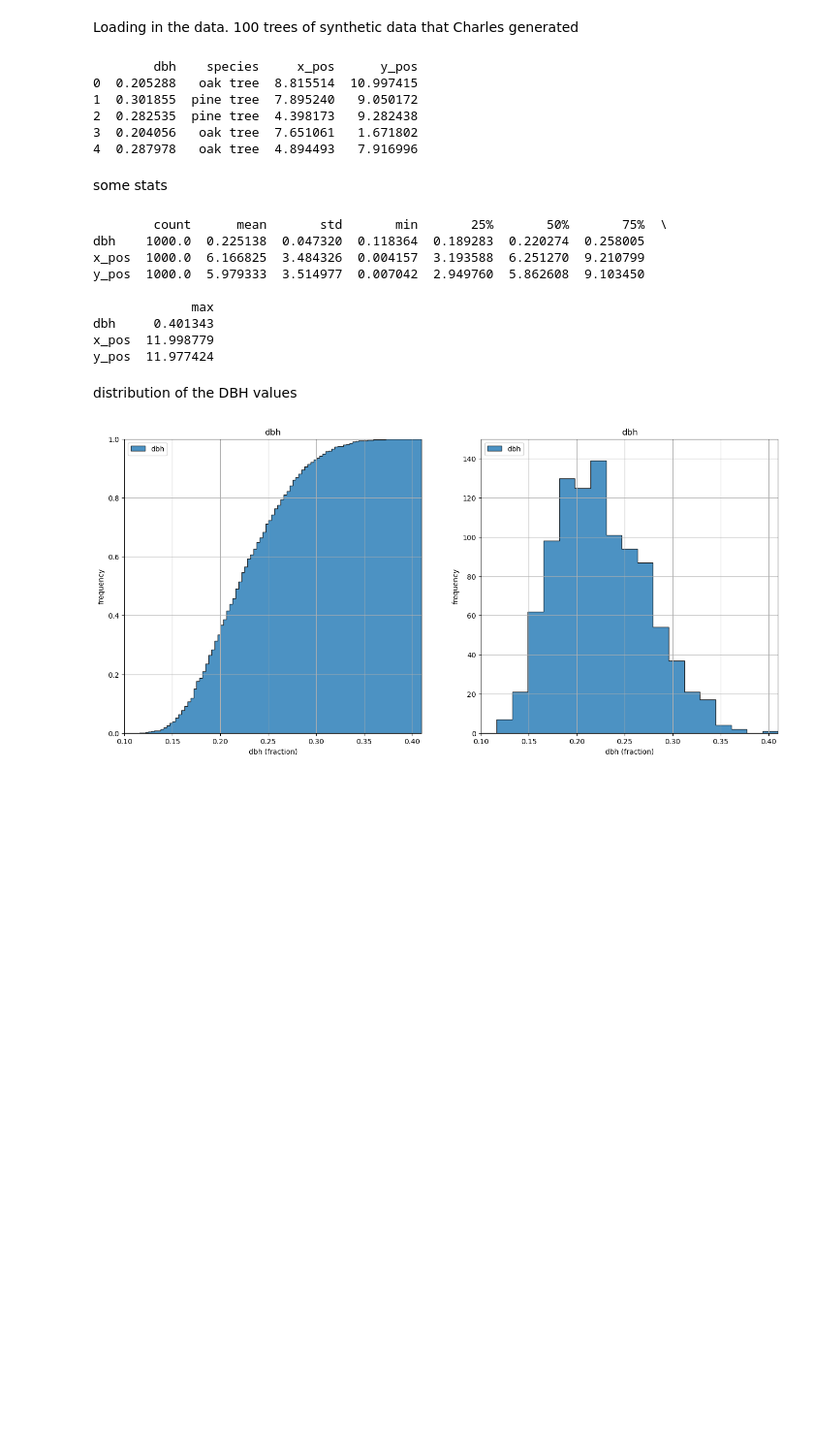
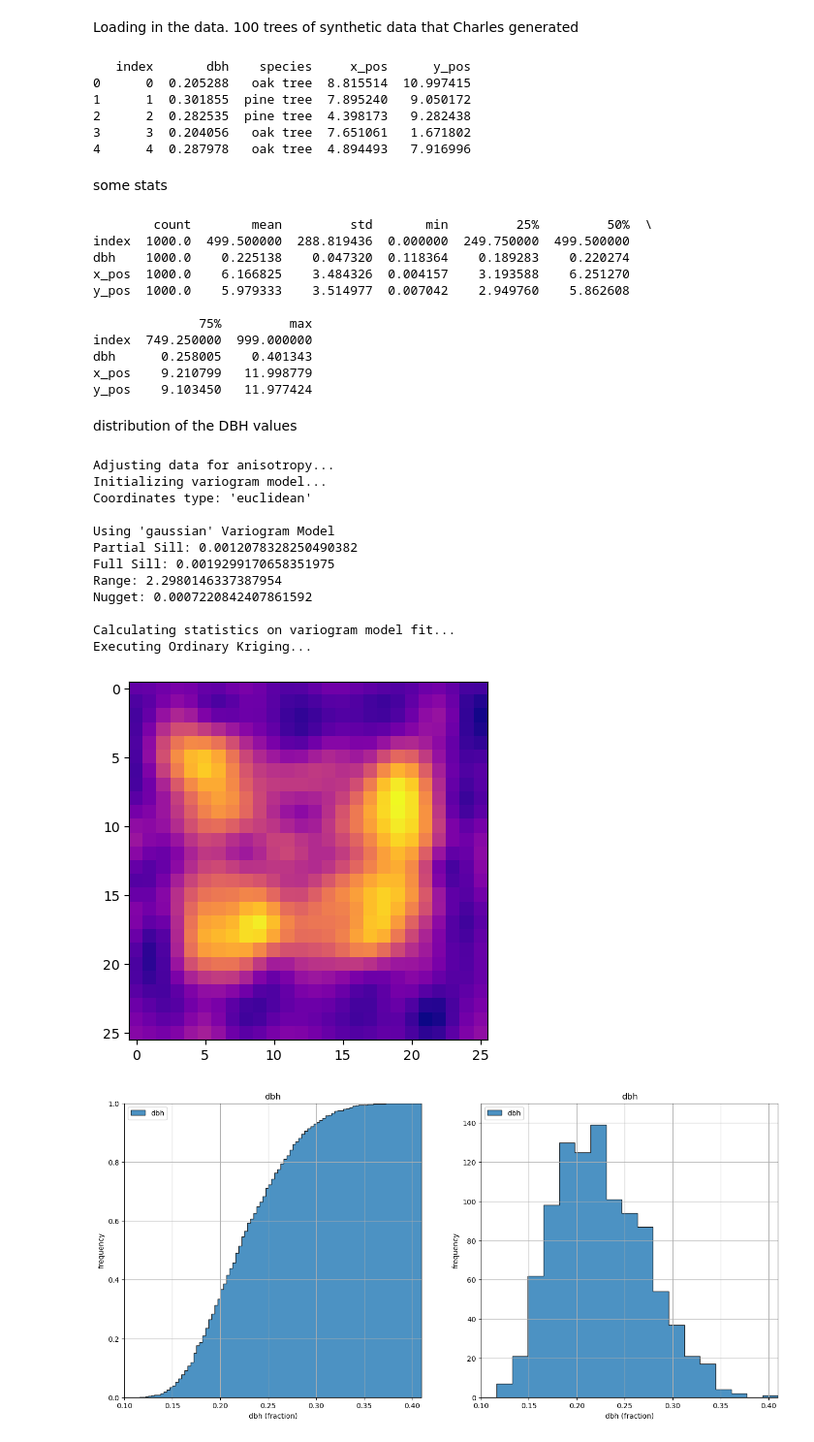
Before and after one commit to dawsonc/forest_carbon_estimation, a Jupyter notebook: kriging/kriging copy.ipynb, the cells around one changed output. Shown: that part at 97% size. Saved outputs shown, nothing was run; the diff lists cells and outputs as text; code cells hidden in the pictures; blank space fills up the shorter version.

Commit message:
kriging model working with pykrige

```diff
--- a/kriging/kriging copy.ipynb
+++ b/kriging/kriging copy.ipynb
@@ -21,38 +21,54 @@ df = pd.read_csv("../data/1000_trees_spatial.csv")
 if fraction_data < 1.0:
     df = df.sample(frac = fraction_data,replace = False,random_state = 73073)
 df = df.reset_index()
-df = df.iloc[:,1:] # excludes first columns, which is the index.
+# df = df.iloc[:,1:] # excludes first columns, which is the index.
 print(df.head())
 # %% [output]
-        dbh    species     x_pos      y_pos
-0  0.205288   oak tree  8.815514  10.997415
-1  0.301855  pine tree  7.895240   9.050172
-2  0.282535  pine tree  4.398173   9.282438
-3  0.204056   oak tree  7.651061   1.671802
-4  0.287978   oak tree  4.894493   7.916996
+   index       dbh    species     x_pos      y_pos
+0      0  0.205288   oak tree  8.815514  10.997415
+1      1  0.301855  pine tree  7.895240   9.050172
+2      2  0.282535  pine tree  4.398173   9.282438
+3      3  0.204056   oak tree  7.651061   1.671802
+4      4  0.287978   oak tree  4.894493   7.916996
 # %% [markdown]
 some stats
 # %%
 print(df.describe().transpose())
 # %% [output]
-        count      mean       std       min       25%       50%       75%  \
-dbh    1000.0  0.225138  0.047320  0.118364  0.189283  0.220274  0.258005
-x_pos  1000.0  6.166825  3.484326  0.004157  3.193588  6.251270  9.210799
-y_pos  1000.0  5.979333  3.514977  0.007042  2.949760  5.862608  9.103450
+        count        mean         std       min         25%         50%  \
+index  1000.0  499.500000  288.819436  0.000000  249.750000  499.500000
+dbh    1000.0    0.225138    0.047320  0.118364    0.189283    0.220274
+x_pos  1000.0    6.166825    3.484326  0.004157    3.193588    6.251270
+y_pos  1000.0    5.979333    3.514977  0.007042    2.949760    5.862608
 
-             max
-dbh     0.401343
-x_pos  11.998779
-y_pos  11.977424
+              75%         max
+index  749.250000  999.000000
+dbh      0.258005    0.401343
+x_pos    9.210799   11.998779
+y_pos    9.103450   11.977424
 # %% [markdown]
 distribution of the DBH values
 # %%
-OK = OrdinaryKriging(df['x_pos'], df['y_pos'], df['dbh'], variogram_model = "linear", verbose = True, enable_plotting = False)
-gridx = np.arange(0, 13, 1)
-gridy = np.arange(0, 13, 1)
+OK = OrdinaryKriging(df['x_pos'], df['y_pos'], df['dbh'], variogram_model = "gaussian", verbose = True, enable_plotting = False)
+gridx = np.arange(0.0, 13.0, 0.5)
+gridy = np.arange(0.0, 13.0, 0.5)
 z, ss = OK.execute("grid", gridx, gridy)
-plt.imshow(z)
+plt.imshow(z, cmap="plasma")
 plt.show()
+# %% [output]
+Adjusting data for anisotropy...
+Initializing variogram model...
+Coordinates type: 'euclidean'
+
+Using 'gaussian' Variogram Model
+Partial Sill: 0.0012078328250490382
+Full Sill: 0.0019299170658351975
+Range: 2.2980146337387954
+Nugget: 0.0007220842407861592
+
+Calculating statistics on variogram model fit...
+Executing Ordinary Kriging...
+[figure, added]
 # %%
 xmin = 0.0; xmax = 12.0
 ymin = 0.0; ymax = 12.0
```
Also changed, not shown: 2 other files.
